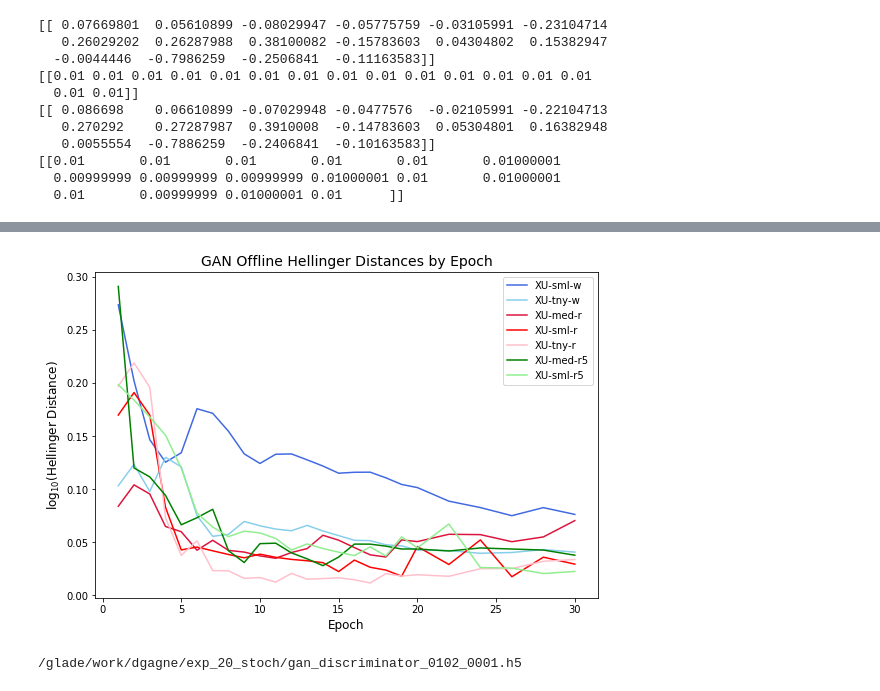
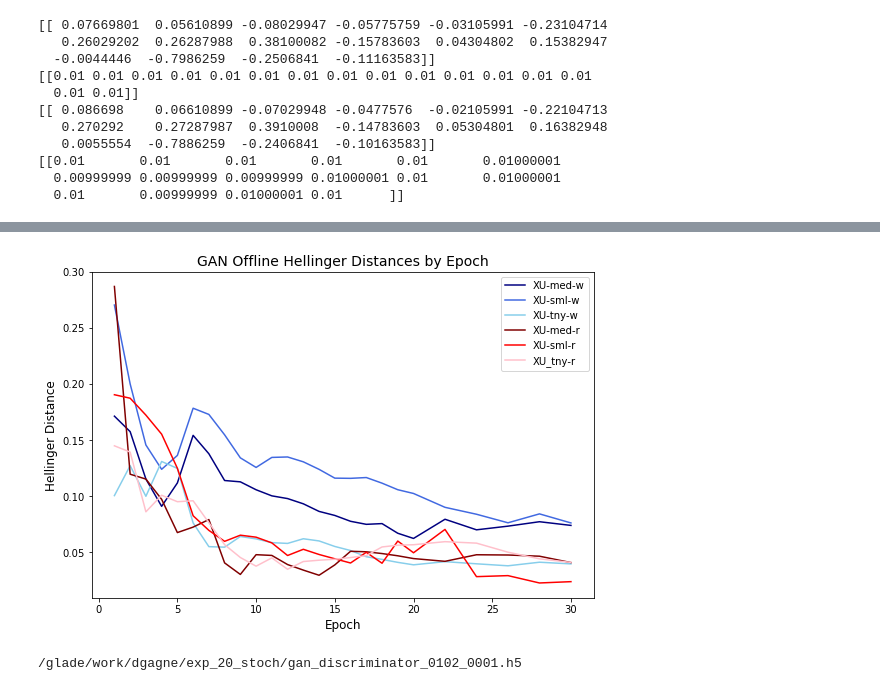
Before and after one commit to djgagne/lorenz_gan, a Jupyter notebook: notebooks/gan_offline_analysis.ipynb, the cells around one changed output, grey strips where cells are left out. Drawn from its saved outputs; the diff is of its cells as text; code cells hidden in the pictures.

Commit message:
Updated config files and jupyter notebooks

```diff
--- a/notebooks/gan_offline_analysis.ipynb
+++ b/notebooks/gan_offline_analysis.ipynb
@@ -151,17 +157,19 @@ def calc_hellinger_epochs(index, x_data=x_data_sub, true_pdf=true_pdf, y_bins=np
     else:
         rand_size = 17
     random_vals = np.random.normal(size=(num_samples, rand_size))
-    for g, gen_file in enumerate(gen_files):
-        print(gen_file)
-        gen = load_model(gen_file, custom_objects={"Split1D":Split1D, "Scale":Scale})
-        pred_func = predict_stochastic(gen)
-        gen_preds = pred_func([x_data, random_vals, 1])[0]
-        kde_pred = KernelDensity(bandwidth=0.5)
-        kde_pred.fit(gen_preds[:, :, 0])
-        gen_dist = np.exp(kde_pred.score_samples(y_bins.reshape(-1,1)))
-        hds[g] = hellinger(gen_dist, true_pdf)
-        del kde_pred, gen_preds, gen_dist
+    sess = Ke.set_session(Ke.tf.Session(config=Ke.tf.ConfigProto(gpu_options=K.tf.GPUOptions(allow_growth=True))))
+    with Ke.tf.device('/cpu:0'):
+        for g, gen_file in enumerate(gen_files):
+            print(gen_file)
+            gen = load_model(gen_file, custom_objects={"Split1D":Split1D, "Scale":Scale})
+            pred_func = predict_stochastic(gen)
+            gen_preds = pred_func([x_data, random_vals, 1])[0]
+            kde_pred = KernelDensity(bandwidth=0.5)
+            kde_pred.fit(gen_preds[:, :, 0])
+            gen_dist = np.exp(kde_pred.score_samples(y_bins.reshape(-1,1)))
+            hds[g] = hellinger(gen_dist, true_pdf)
+            del kde_pred, gen_preds, gen_dist
     return hds
 # %%
-configs = [101, 102, 103, 301, 302, 303, 501, 502, 503]
+configs = [101, 102, 103, 501, 502, 503]
 fs = client.map(calc_hellinger_epochs, configs)
@@ -168,2 +185,2 @@ fs = client.map(calc_hellinger_epochs, configs)
 # %%
-out = client.gather(fs[1:-1])
+out = client.gather(fs)
@@ -192,17 +194,18 @@ epochs = np.array(list(range(1, 20)) + list(range(20, 32, 2)))
 # %%
 plt.figure(figsize=(9,6))
-gan_configs = ["XU-sml-w", "XU-tny-w", "XU-med-r", "XU-sml-r", "XU-tny-r", "XU-med-r5", "XU-sml-r5"]
+gan_configs = ["XU-med-w", "XU-sml-w", "XU-tny-w", "XU-med-r", "XU-sml-r", "XU_tny-r"]
 #colors = ["darkblue", "blue", "royalblue", "skyblue",
-colors = ["royalblue", "skyblue", "crimson", "red", "pink", "green", "lightgreen"]
+colors = ["navy", "royalblue", "skyblue", "maroon", "red", "pink"]
 for h, hs in enumerate(out):
     plt.plot(epochs, hs, color=colors[h], label=gan_configs[h])
 plt.legend()
 plt.xlabel("Epoch", fontsize=12)
-plt.ylabel("$\log_{10}($Hellinger Distance$)$", fontsize=12)
+plt.ylabel("Hellinger Distance", fontsize=12)
 plt.title("GAN Offline Hellinger Distances by Epoch", fontsize=14)
 plt.savefig("gan_offline_hellinger.pdf", bbox_inches="tight")
+plt.savefig("gan_offline_hellinger.png", bbox_inches="tight", dpi=200)
 # %% [output]
-[figure, old version]
+[figure, new version]
 # %%
 def plot_disc_space(gan_index, h_out=h_out):
     disc_files = sorted(glob(join(data_path, f"gan_discriminator_{gan_index:04}_*.h5")))
```
Also changed, not shown: parts of 5 cells of this notebook, 4 other files.
